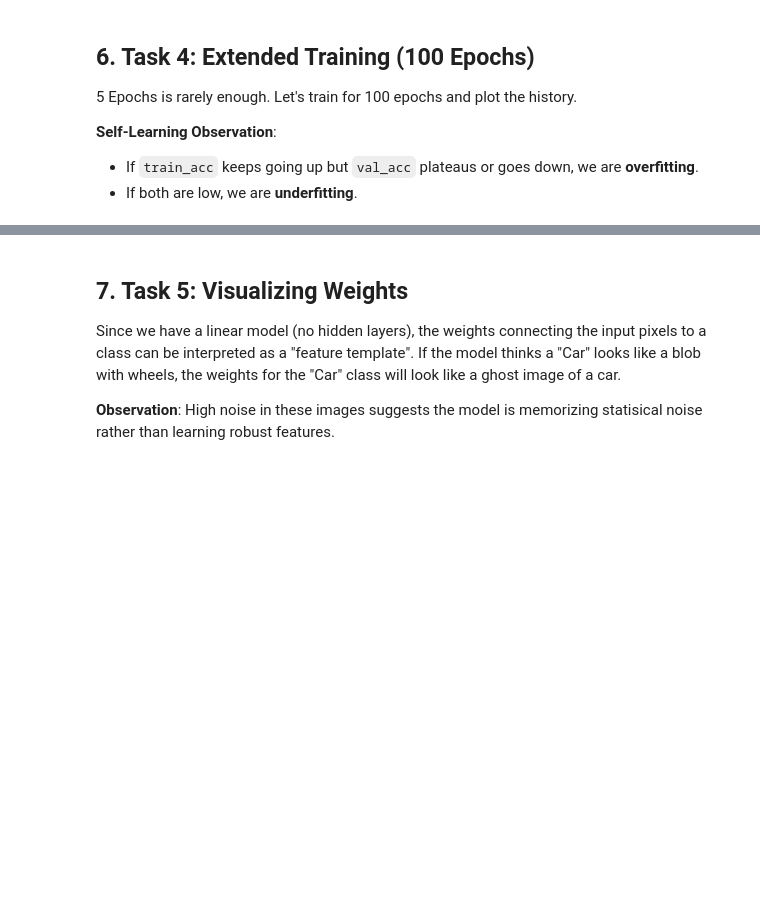
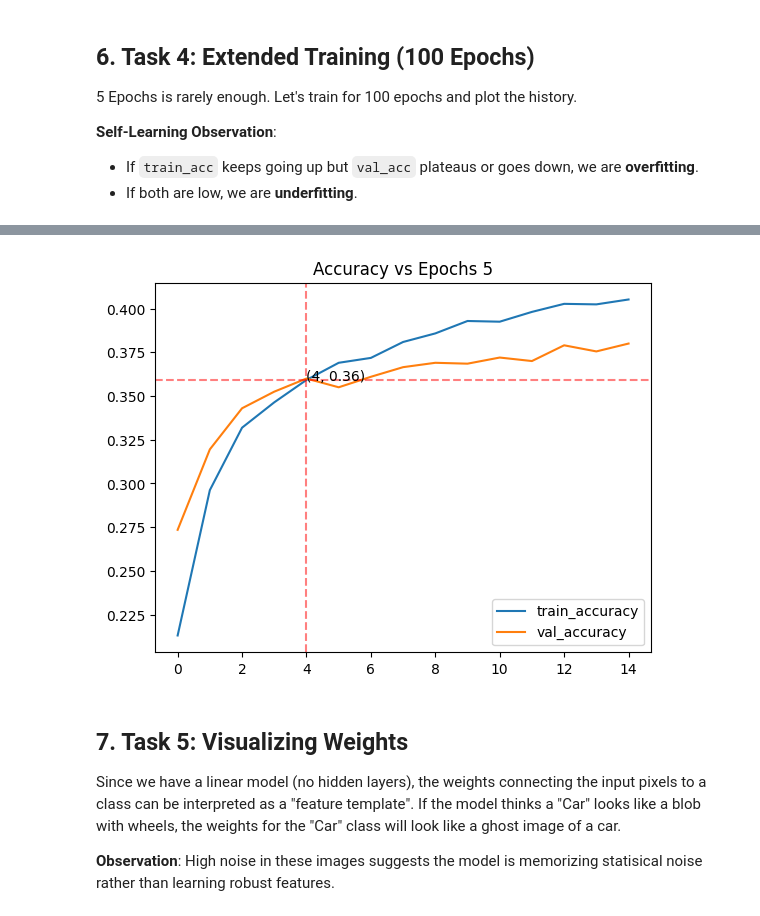
Before and after one commit to mhe931/ml4cv, a Jupyter notebook: theme3.ipynb, the cells around one changed output, grey strips where cells are left out. Cells and saved outputs as stored; diff of their text form; code cells hidden in the pictures; blank space fills up the shorter version.

```diff
--- a/theme3.ipynb
+++ b/theme3.ipynb
@@ -270,3 +279,20 @@ Final Val Acc: 0.3925
+# %%
+history15_acc = history.history["accuracy"][:15]
+history15_val_acc = history.history["val_accuracy"][:15]
+plt.figure()
+plt.plot(history15_acc, label='train_accuracy')
+plt.plot(history15_val_acc, label='val_accuracy')
+
+cross_idx = np.argmin(np.abs(np.array(history15_acc) - np.array(history15_val_acc)))
+plt.axvline(x=cross_idx, color='r', linestyle='--', alpha=0.5)
+plt.axhline(y=history15_acc[cross_idx], color='r', linestyle='--', alpha=0.5)
+plt.text(cross_idx, history15_acc[cross_idx], f'({cross_idx}, {history15_acc[cross_idx]:.2f})')
+
+plt.title('Accuracy vs Epochs 5')
+plt.legend()
+plt.show()
+# %% [output]
+[figure, added]
 # %% [markdown]
 ## 7. Task 5: Visualizing Weights
 
```
Also changed, not shown: parts of 6 cells of this notebook.
